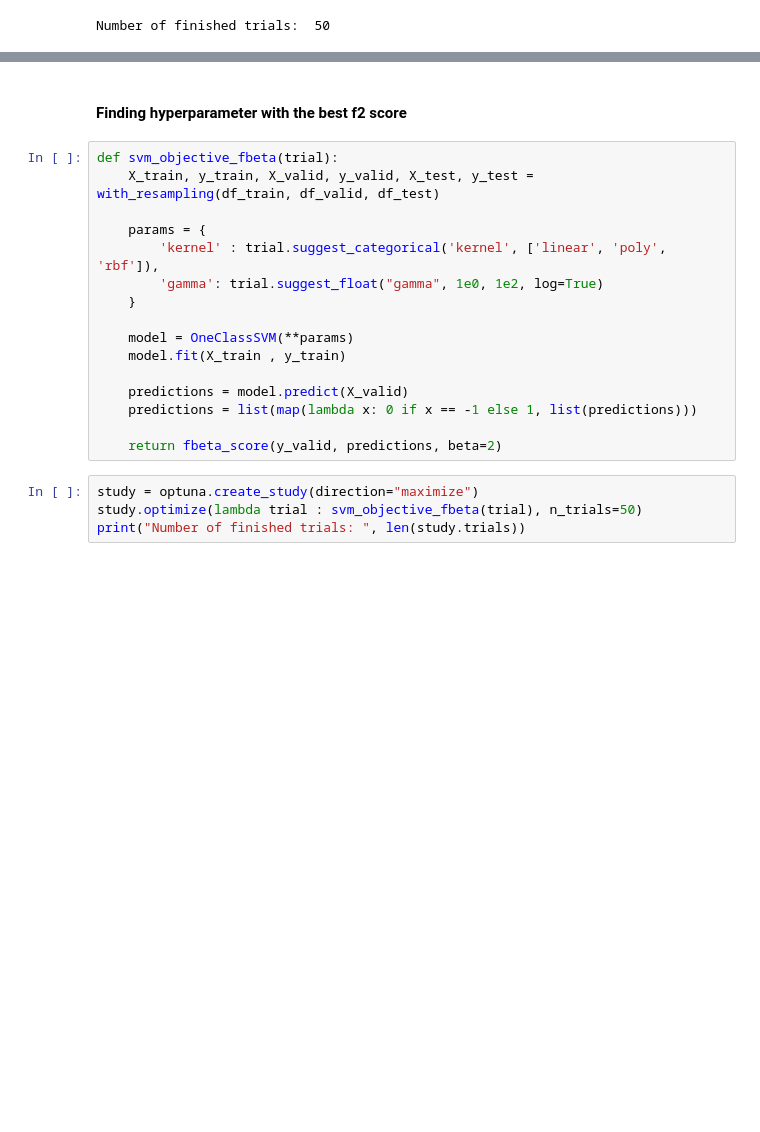
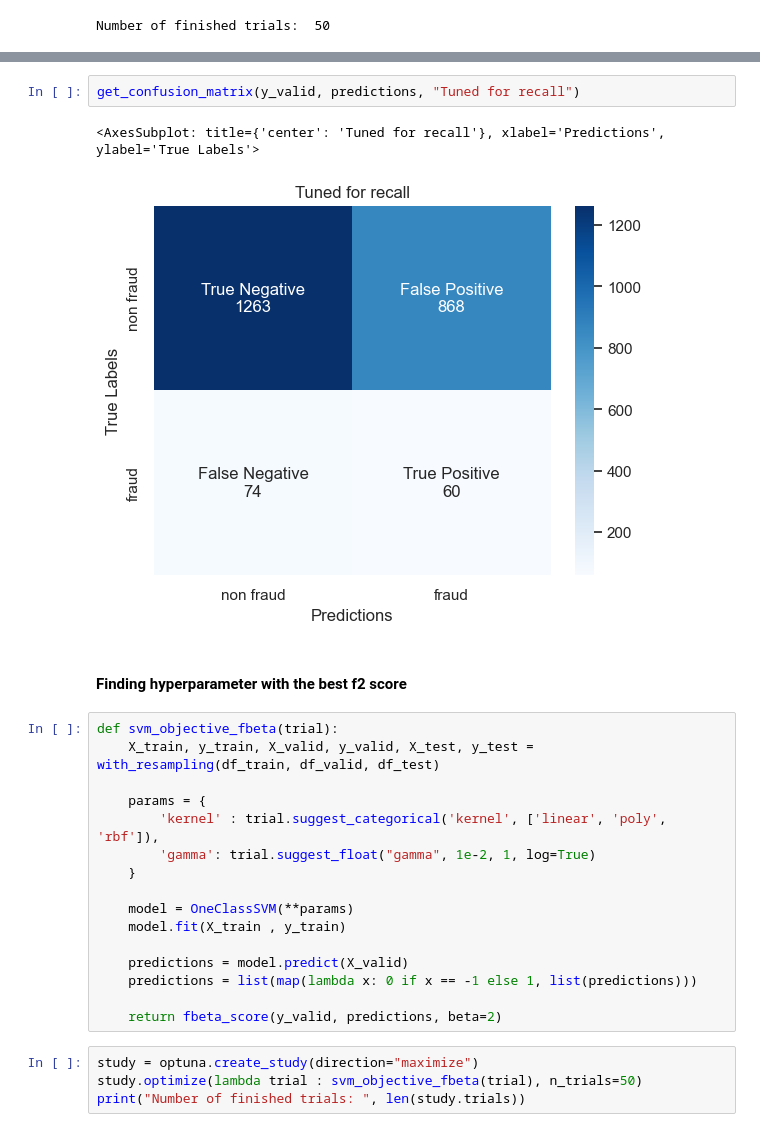
Before and after one commit to hewtungyuen/car-insurance-fraud-BT4012, a Jupyter notebook: one_class_SVM.ipynb, the cells around one changed output, grey strips where cells are left out. Drawn from its saved outputs; the diff is of its cells as text; blank space fills up the shorter version.

Commit message:
plot heatmap

```diff
--- a/one_class_SVM.ipynb
+++ b/one_class_SVM.ipynb
@@ -87,3 +87,8 @@ PR AUC: 0.06
+# %%
+get_confusion_matrix(y_valid, predictions, "Tuned for recall")
+# %% [output]
+<AxesSubplot: title={'center': 'Tuned for recall'}, xlabel='Predictions', ylabel='True Labels'>
+[figure, added]
 # %% [markdown]
 #### Finding hyperparameter with the best f2 score
 # %%
@@ -92,7 +97,7 @@ def svm_objective_fbeta(trial):
 
     params = {
         'kernel' : trial.suggest_categorical('kernel', ['linear', 'poly', 'rbf']),
-        'gamma': trial.suggest_float("gamma", 1e0, 1e2, log=True)
+        'gamma': trial.suggest_float("gamma", 1e-2, 1, log=True)
     }
 
     model = OneClassSVM(**params)
```
Also changed, not shown: parts of 6 cells of this notebook.
